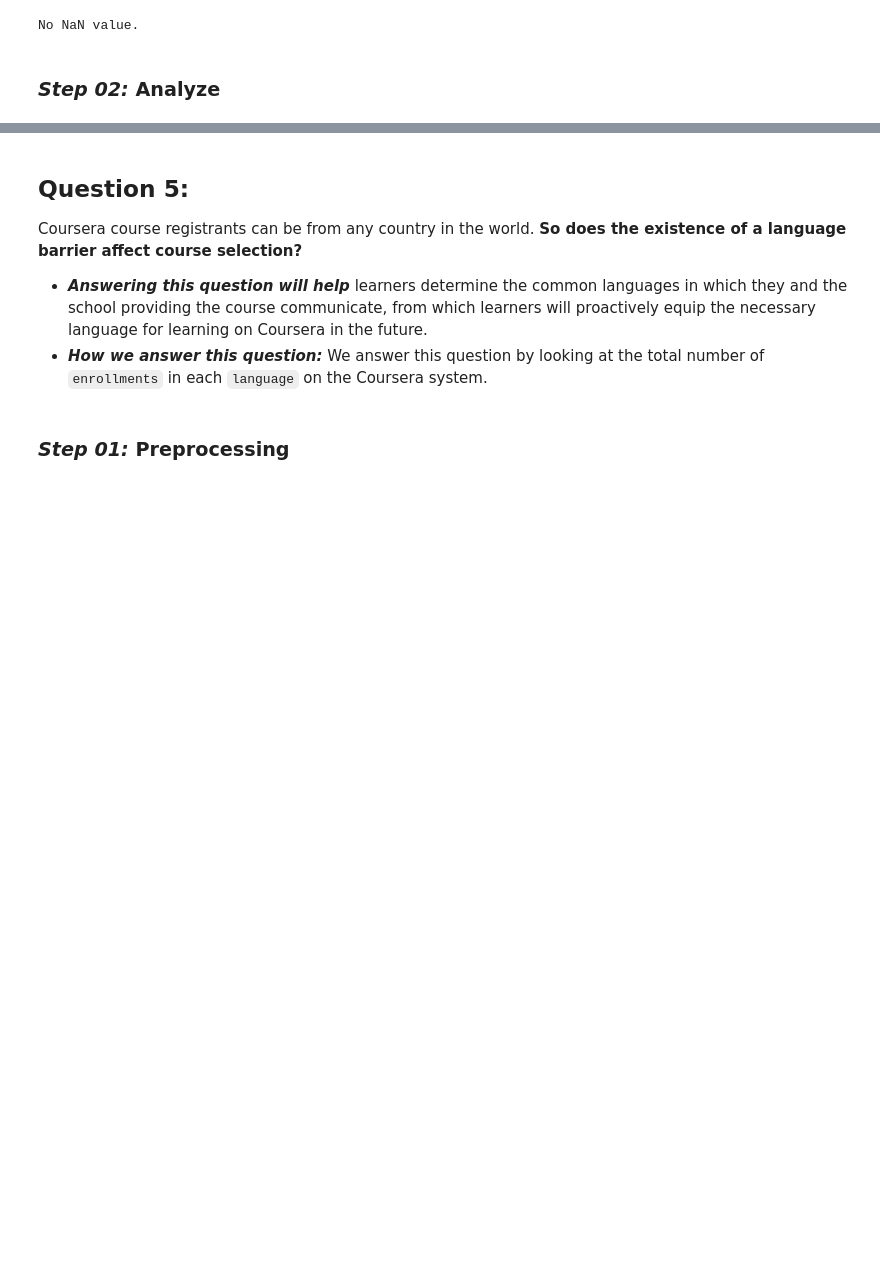
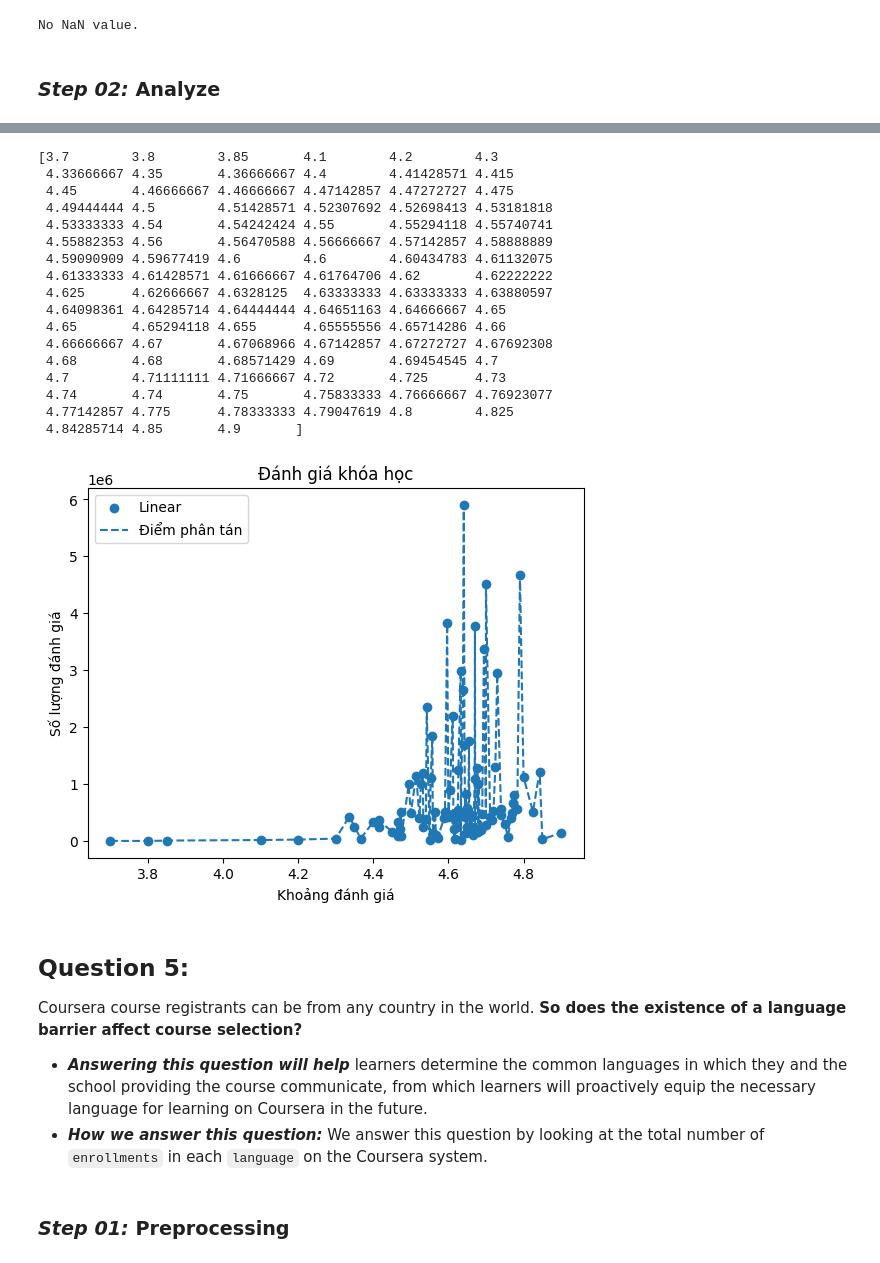
Before and after one commit to dagngyen/hcmus_23-24_coursesra-courses-analysis, a Jupyter notebook: Phase 1: Collecting, exploring and analyzing/1.3-Making-questions-4-6.ipynb, the cells around one changed output, grey strips where cells are left out. Cells and saved outputs as stored; diff of their text form; code cells hidden in the pictures; blank space fills up the shorter version.

```diff
--- a/Phase 1: Collecting, exploring and analyzing/1.3-Making-questions-4-6.ipynb
+++ b/Phase 1: Collecting, exploring and analyzing/1.3-Making-questions-4-6.ipynb
@@ -85,3 +101,40 @@ plt.show()
+# %%
+uni_plot = uni_df.reset_index().drop(columns=['offered by', 'rating_bin']).groupby('rating').sum()
+print(uni_plot.index.values)
+
+# Vẽ biểu đồ scatter plot
+plt.title("Đánh giá khóa học")
+plt.xlabel("Khoảng đánh giá")
+plt.ylabel("Số lượng đánh giá")
+plt.scatter(uni_plot.index.values, uni_plot['enrollment'])
+
+# Vẽ đường linear
+plt.plot(uni_plot.index.values, uni_plot['enrollment'], linestyle="--")
+
+# Chú thích biểu đồ
+plt.legend(["Linear", "Điểm phân tán"])
+
+# Hiển thị biểu đồ
+plt.show()
+# %% [output]
+[3.7        3.8        3.85       4.1        4.2        4.3
+ 4.33666667 4.35       4.36666667 4.4        4.41428571 4.415
+ 4.45       4.46666667 4.46666667 4.47142857 4.47272727 4.475
+ 4.49444444 4.5        4.51428571 4.52307692 4.52698413 4.53181818
+ 4.53333333 4.54       4.54242424 4.55       4.55294118 4.55740741
+ 4.55882353 4.56       4.56470588 4.56666667 4.57142857 4.58888889
+ 4.59090909 4.59677419 4.6        4.6        4.60434783 4.61132075
+ 4.61333333 4.61428571 4.61666667 4.61764706 4.62       4.62222222
+ 4.625      4.62666667 4.6328125  4.63333333 4.63333333 4.63880597
+ 4.64098361 4.64285714 4.64444444 4.64651163 4.64666667 4.65
+ 4.65       4.65294118 4.655      4.65555556 4.65714286 4.66
+ 4.66666667 4.67       4.67068966 4.67142857 4.67272727 4.67692308
+ 4.68       4.68       4.68571429 4.69       4.69454545 4.7
+ 4.7        4.71111111 4.71666667 4.72       4.725      4.73
+ 4.74       4.74       4.75       4.75833333 4.76666667 4.76923077
+ 4.77142857 4.775      4.78333333 4.79047619 4.8        4.825
+ 4.84285714 4.85       4.9       ]
+[figure, added]
 # %% [markdown]
 ## **Question 5:**
 Coursera course registrants can be from any country in the world. **So does the existence of a language barrier affect course selection?**
```
Also changed, not shown: parts of 3 cells of this notebook.
